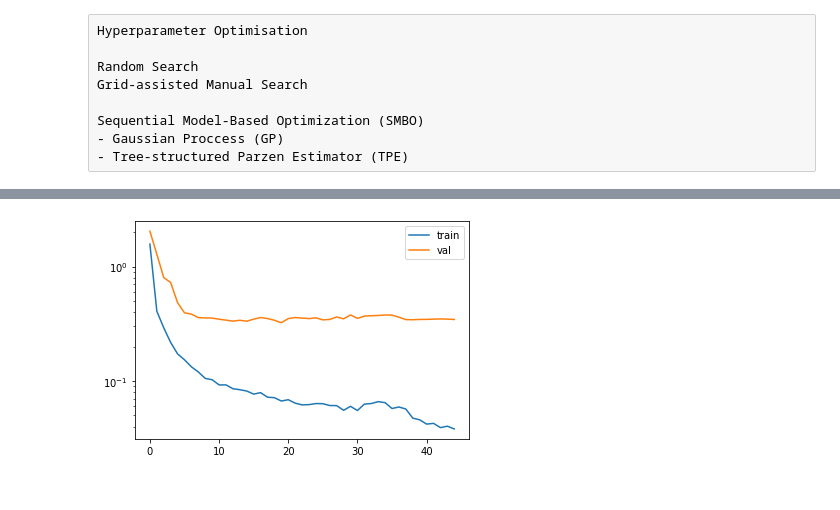
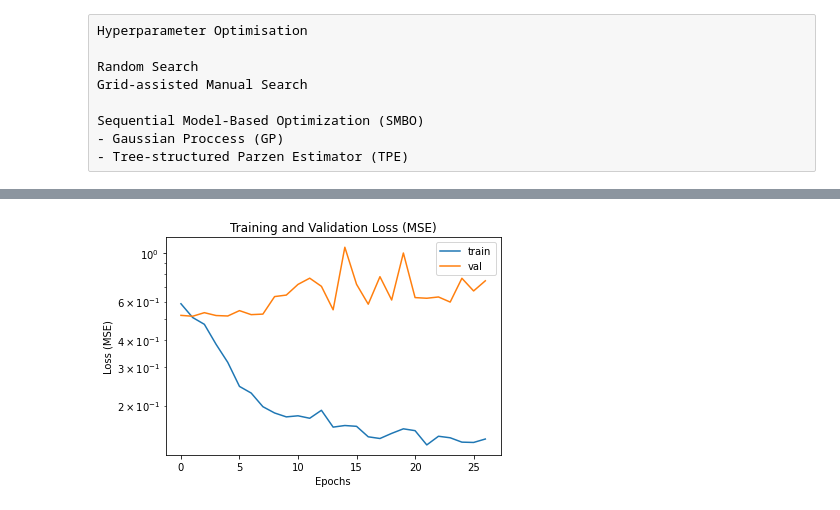
Before and after one commit to niccoforte/NF-PhD-gitRepo, a Jupyter notebook: PINN/NN-HParam.ipynb, the cells around one changed output, grey strips where cells are left out. Cells and saved outputs as stored; diff of their text form; code cells hidden in the pictures.

```diff
--- a/PINN/NN-HParam.ipynb
+++ b/PINN/NN-HParam.ipynb
@@ -24,16 +28,22 @@ WARNING:tensorflow:From C:\Programs\Python39\lib\site-packages\keras\src\losses.
 def build_model(inputs, outputs, layers, act='relu', verbose=0):
     model = Sequential(name='FCNN')
 
-    model.add(InputLayer(input_shape=(len(inputs[0]))))
+    model.add(InputLayer(input_shape=(1, len(inputs[0][0]))))
     model.add(BatchNormalization())
 
-    for i, n in enumerate(layers):
-        #model.add(LSTM(n, input_shape=[layers[i-1]], return_sequences=True))
+    model.add(Dense(layers[0]))
+    model.add(BatchNormalization())
+    model.add(Activation(act))
+
+    for i, n in enumerate(layers[1:]):
+        i = i + 1
+        model.add(Reshape((1, layers[i-1])))
+        model.add(LSTM(n, return_sequences=True, input_shape=(1, layers[i-1])))
         model.add(Dense(n))
         model.add(BatchNormalization())
         model.add(Activation(act))
 
-    model.add(Dense(len(outputs[0])))
+    model.add(Dense(len(outputs[0][0])))
 
     OPT = optimizers.Adam(learning_rate=0.001, beta_1=0.9, beta_2=0.999, epsilon=1e-07)
     METS = ['ACC', 'MAE', 'MSE']
@@ -59,16 +69,16 @@ def train_model(model, train_in, train_out, EPOCHS=100, BATCH=16, callbacks=None
 
     return fitHistory, fitHistory_df
 # %%
-model = build_model(inputs=deltaXY,
-                    outputs=stress,
+model = build_model(inputs=train_in,
+                    outputs=train_out,
                     verbose=0,
                     layers=[2048, 1024, 1024, 512, 512, 256],
-                    act='relu')
+                    act='sigmoid')
 
 fitHistory, fitHistory_df = train_model(model=model,
                                         train_in=train_in,
                                         train_out=train_out,
-                                        EPOCHS=50,
+                                        EPOCHS=100,
                                         BATCH=16,
                                         callbacks=True,
-                                        verbose=0)
+                                        verbose=0) # overfitting? Try dropout
@@ -113,10 +85,20 @@ pd.DataFrame(fitHistory.history)
 # %%
-plt.plot(list(fitHistory.history.values())[0], label='train')
-plt.plot(list(fitHistory.history.values())[4], label='val')
-plt.legend()
-plt.yscale('log')
+def plot_training(fitHistory):
+    fig1, ax1 = plt.subplots()
+
+    ax1.set_title("Training and Validation Loss (MSE)")
+    ax1.plot(list(fitHistory.history.values())[0], label='train')
+    ax1.plot(list(fitHistory.history.values())[4], label='val')
+    ax1.set_ylabel('Loss (MSE)')
+    ax1.set_xlabel('Epochs')
+    ax1.legend()
+    ax1.set_yscale('log')
+
+    plt.show()
+
+plot_training(fitHistory)
 # %% [output]
-[figure, old version]
+[figure, new version]
 # %%
 def evaluate(model, fitHistory_df, train_in, train_out, test_in, test_out, BATCH=16):
     trainEv = model.evaluate(train_in, train_out, batch_size=BATCH)
```
Also changed, not shown: parts of 12 cells of this notebook.
